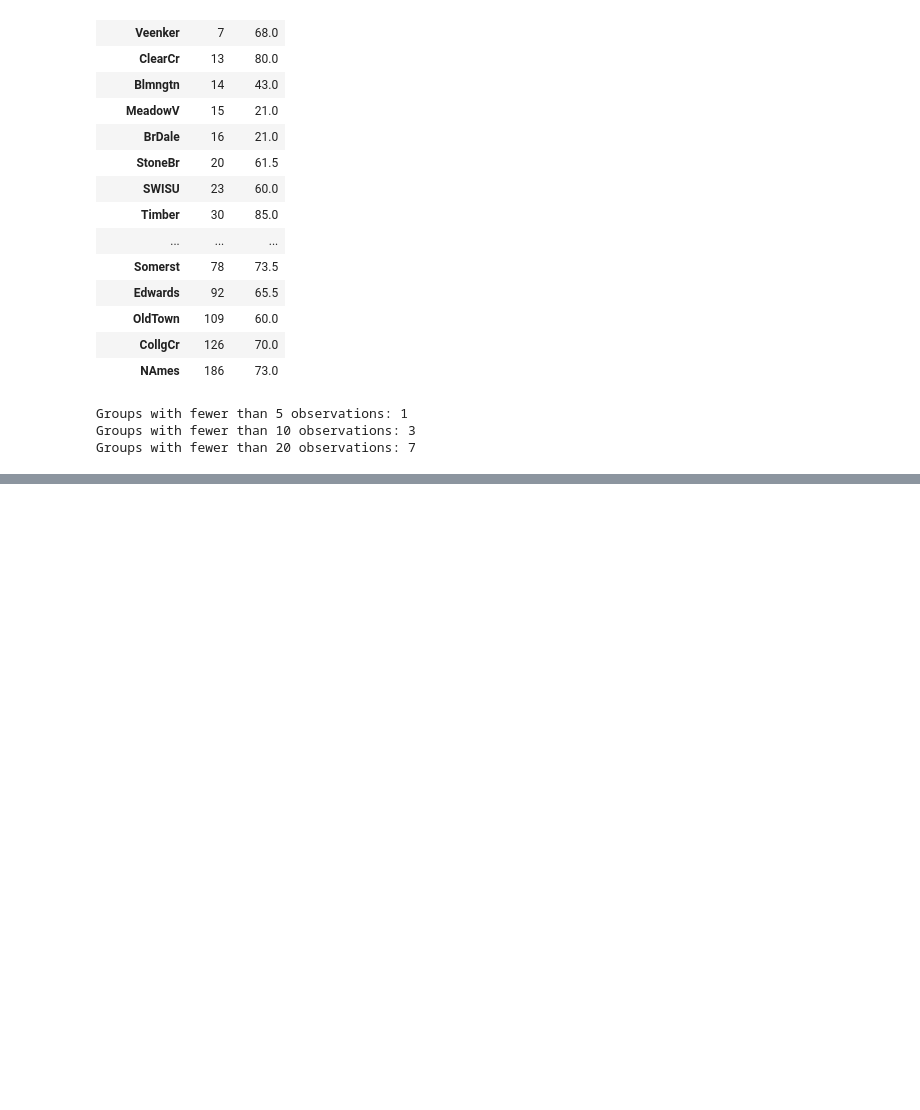
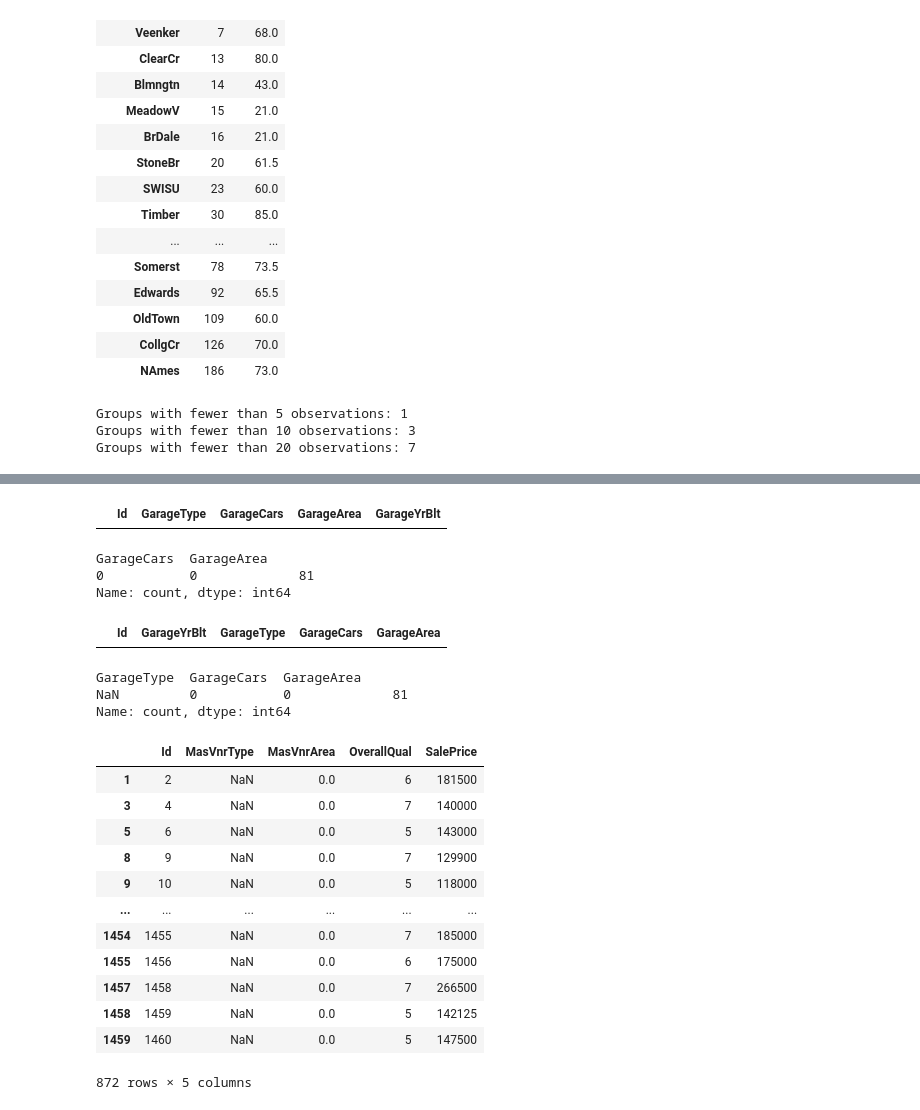
Before and after one commit to rudragupta-27/House-Price-Prediction, a Jupyter notebook: notebooks/01_EDA.ipynb, the cells around one changed output, grey strips where cells are left out. Cells and saved outputs as stored; diff of their text form; code cells hidden in the pictures; blank space fills up the shorter version.

```diff
--- a/notebooks/01_EDA.ipynb
+++ b/notebooks/01_EDA.ipynb
@@ -378,0 +537,36 @@ Groups with fewer than 20 observations: 7
+# %%
+df[df["GarageType"].isna() & ((df["GarageCars"] > 0) | (df["GarageArea"] > 0))][["Id", "GarageType", "GarageCars", "GarageArea", "GarageYrBlt"]]
+# %% [output]
+|  | Id | GarageType | GarageCars | GarageArea | GarageYrBlt |
+# %%
+df[df["GarageType"].isna()][["GarageCars", "GarageArea"]].value_counts(dropna=False)
+# %% [output]
+GarageCars  GarageArea
+0           0             81
+Name: count, dtype: int64
+# %%
+df[df["GarageYrBlt"].isna() & ((df["GarageCars"] > 0) | (df["GarageArea"] > 0))][["Id", "GarageYrBlt", "GarageType", "GarageCars", "GarageArea"]]
+# %% [output]
+|  | Id | GarageYrBlt | GarageType | GarageCars | GarageArea |
+# %%
+df[df["GarageYrBlt"].isna()][["GarageType", "GarageCars", "GarageArea"]].value_counts(dropna=False)
+# %% [output]
+GarageType  GarageCars  GarageArea
+NaN         0           0             81
+Name: count, dtype: int64
+# %%
+df[df["MasVnrType"].isna() | df["MasVnrArea"].isna()][["Id", "MasVnrType", "MasVnrArea", "OverallQual", "SalePrice"]]
+# %% [output]
+|  | Id | MasVnrType | MasVnrArea | OverallQual | SalePrice |
+| 1 | 2 | NaN | 0.0 | 6 | 181500 |
+| 3 | 4 | NaN | 0.0 | 7 | 140000 |
+| 5 | 6 | NaN | 0.0 | 5 | 143000 |
+| 8 | 9 | NaN | 0.0 | 7 | 129900 |
+| 9 | 10 | NaN | 0.0 | 5 | 118000 |
+| ... | ... | ... | ... | ... | ... |
+| 1454 | 1455 | NaN | 0.0 | 7 | 185000 |
+| 1455 | 1456 | NaN | 0.0 | 6 | 175000 |
+| 1457 | 1458 | NaN | 0.0 | 7 | 266500 |
+| 1458 | 1459 | NaN | 0.0 | 5 | 142125 |
+| 1459 | 1460 | NaN | 0.0 | 5 | 147500 |
+872 rows × 5 columns
```
Also changed, not shown: parts of 30 cells of this notebook.
